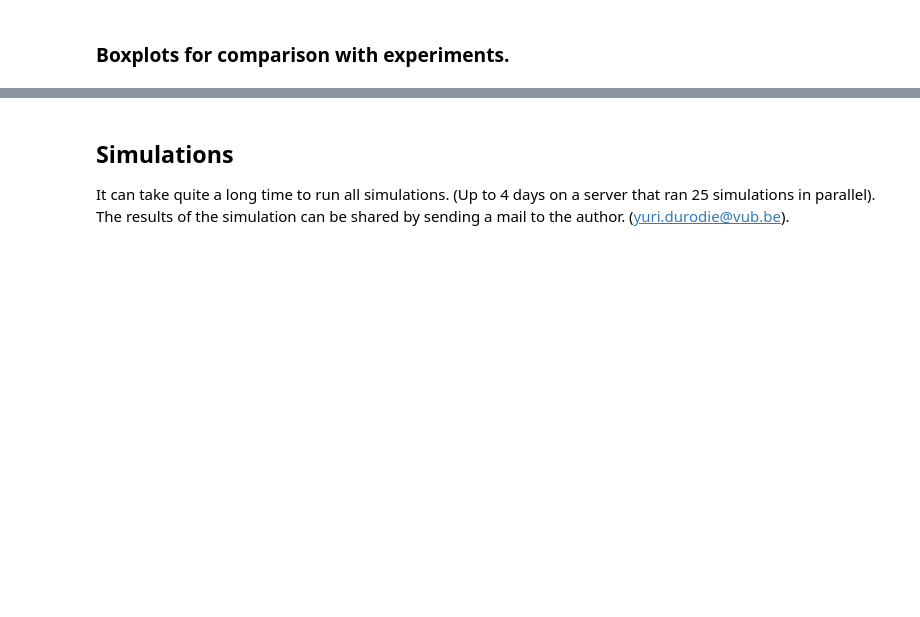
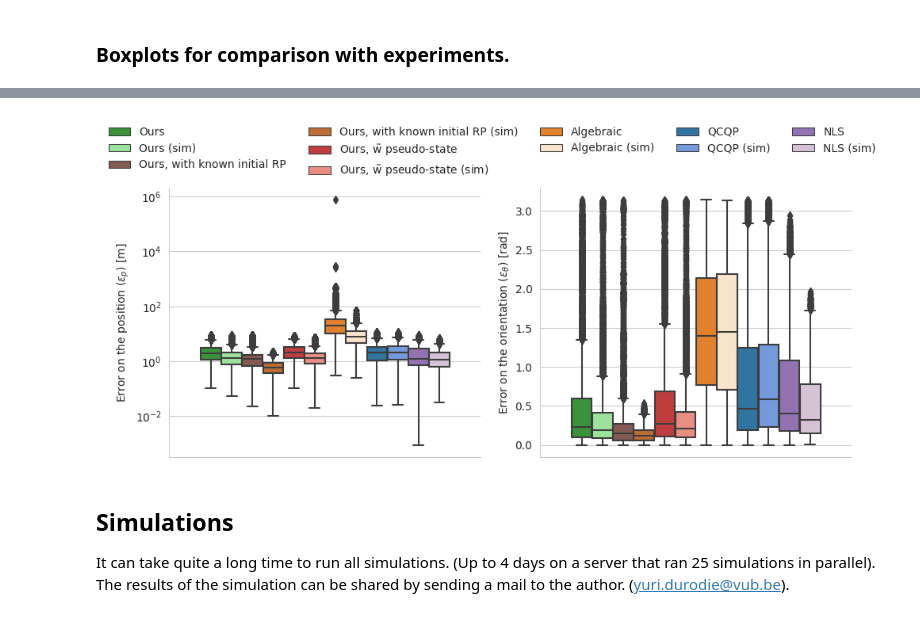
Before and after one commit to y2d2/UPF_RPE, a Jupyter notebook: Graphs.ipynb, the cells around one changed output, grey strips where cells are left out. Drawn from its saved outputs; the diff is of its cells as text; code cells hidden in the pictures; blank space fills up the shorter version.

Commit message:
Adding more graphs and analysis to the notebooks

```diff
--- a/Graphs.ipynb
+++ b/Graphs.ipynb
@@ -344,3 +439,26 @@ df, methods_names, methods_colors, methods_styles, methods_legends = taa.filter_
+# %%
+import matplotlib
+# matplotlib.use('Qt5Agg')
+import matplotlib.pyplot as plt
+import seaborn as sns
+%matplotlib inline
+
+g = taa_sim.boxplot_exp(df_sim, methods_color=methods_colors_sim, methods_legend=methods_legends_sim,
+                hue_variable="Name", hue_order=methods_names_sim,
+                col_variable="Variable",
+                row_variable=None,
+                x_variable="Sigma_dv",
+                )
+
+g.axes_dict["error_x_relative"].set_yscale("log")
+g.axes_dict["error_h_relative"].set_ylabel(taa.y_label["error_h_relative"])
+g.axes_dict["error_x_relative"].set_ylabel(taa.y_label["error_x_relative"])
+sns.move_legend(g, loc="upper center", bbox_to_anchor= (0.5, 0.98), ncol=5)
+plt.subplots_adjust(top=0.8, bottom=0.12, left=0.06, right=0.99)
+# plt.suptitle("Experiments")
+plt.show()
+# %% [output]
+[figure, added]
 # %% [markdown]
 ## Simulations
 It can take quite a long time to run all simulations. (Up to 4 days on a server that ran 25 simulations in parallel).
```
Also changed, not shown: parts of 2 cells of this notebook.
